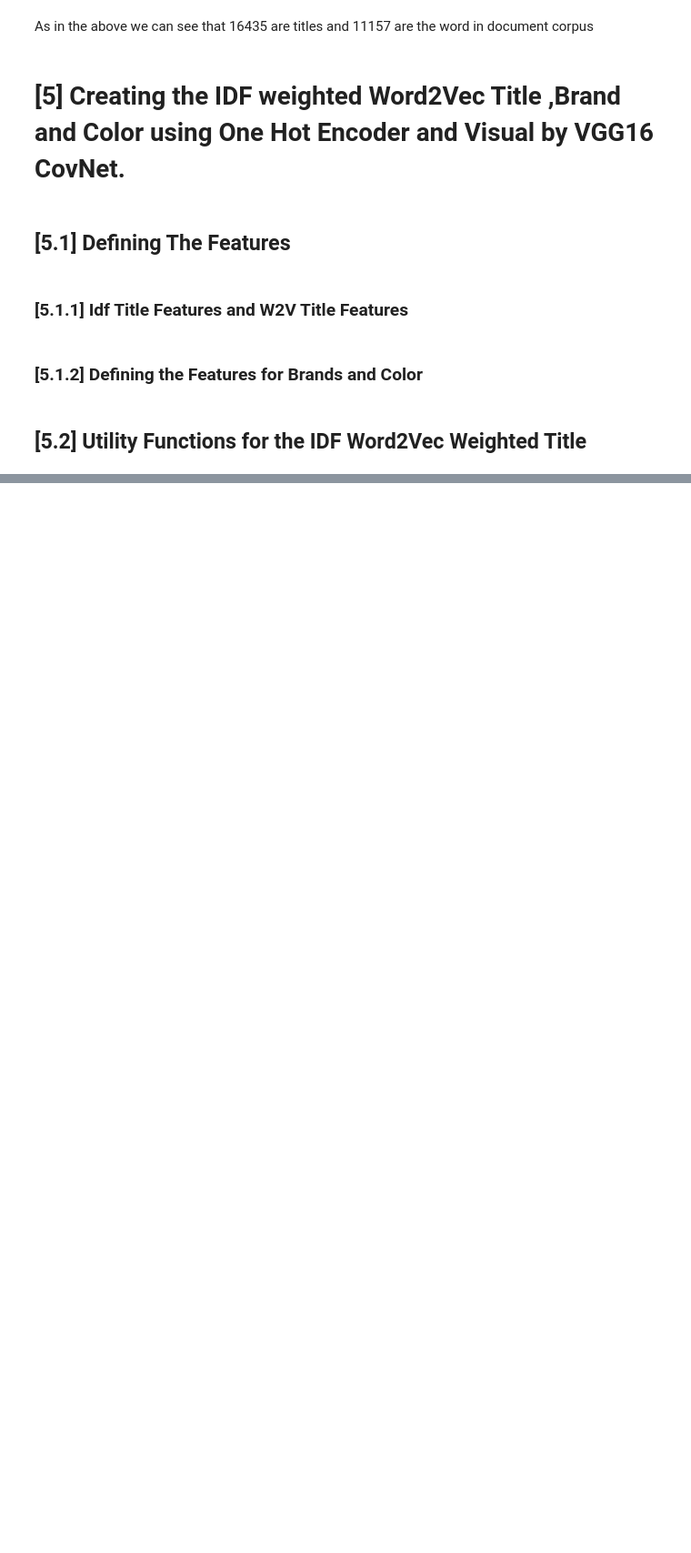
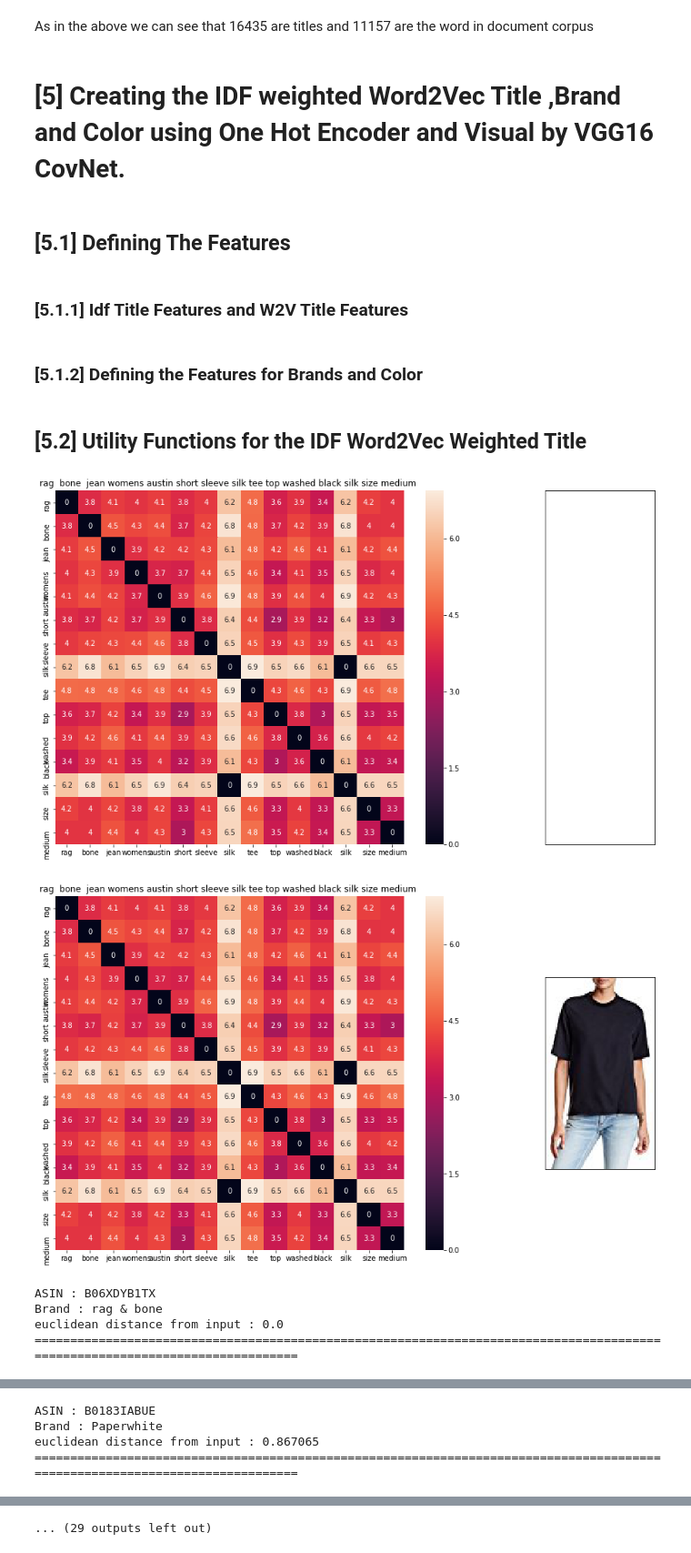
Before and after one commit to karangupta26/Apparel-Recommendation-System, a Jupyter notebook: RecommendationSystem.ipynb, the cells around one changed output, grey strips where cells are left out. Shown at 91% size. Drawn from its saved outputs; the diff is of its cells as text; code cells hidden in the pictures; blank space fills up the shorter version.

```diff
--- a/RecommendationSystem.ipynb
+++ b/RecommendationSystem.ipynb
@@ -509,31 +507,38 @@ def heat_map_w2v(sentence1, sentence2, url, doc_id1, doc_id2, model):
     ax = plt.subplot(gs[1])
     # we remove all grids and axis labels for image
     ax.grid(False)
     ax.set_xticks([])
     ax.set_yticks([])
     display_img(url, ax, fig)
 
     plt.show()
 def weighted_w2v_model(doc_id, num_results):
     # doc_id: apparel's id in given corpus
 
     # pairwise_dist will store the distance from given input apparel to all remaining apparels
     # the metric we used here is cosine, the coside distance is mesured as K(X, Y) = <X, Y> / (||X||*||Y||)
     # http://scikit-learn.org/stable/modules/metrics.html#cosine-similarity
     pairwise_dist = pairwise_distances(w2v_title_weight, w2v_title_weight[doc_id].reshape(1,-1))
 
     # np.argsort will return indices of 9 smallest distances
     indices = np.argsort(pairwise_dist.flatten())[0:num_results]
     #pdists will store the 9 smallest distances
     pdists  = np.sort(pairwise_dist.flatten())[0:num_results]
 
     #data frame indices of the 9 smallest distace's
     df_indices = list(data.index[indices])
 
     for i in range(0, len(indices)):
         heat_map_w2v(data['title'].loc[df_indices[0]],data['title'].loc[df_indices[i]], data['medium_image_url'].loc[df_indices[i]], indices[0], indices[i], 'weighted')
         print('ASIN :',data['asin'].loc[df_indices[i]])
         print('Brand :',data['brand'].loc[df_indices[i]])
         print('euclidean distance from input :', pdists[i])
         print('='*125)
-weighted_w2v_model(14443,20)
+weighted_w2v_model(12577,20)
+# %% [output]
+[figure, added]
+[figure, added]
+ASIN : B06XDYB1TX
+Brand : rag & bone
+euclidean distance from input : 0.0
+=============================================================================================================================
@@ -539,0 +546,4 @@ weighted_w2v_model(14443,20)
+ASIN : B0183IABUE
+Brand : Paperwhite
+euclidean distance from input : 0.867065
+=============================================================================================================================
@@ -540 +566,2 @@ weighted_w2v_model(14443,20)
+... (29 outputs left out)
 # %% [markdown]
```
Also changed, not shown: parts of 5 cells of this notebook, 1 other file.
